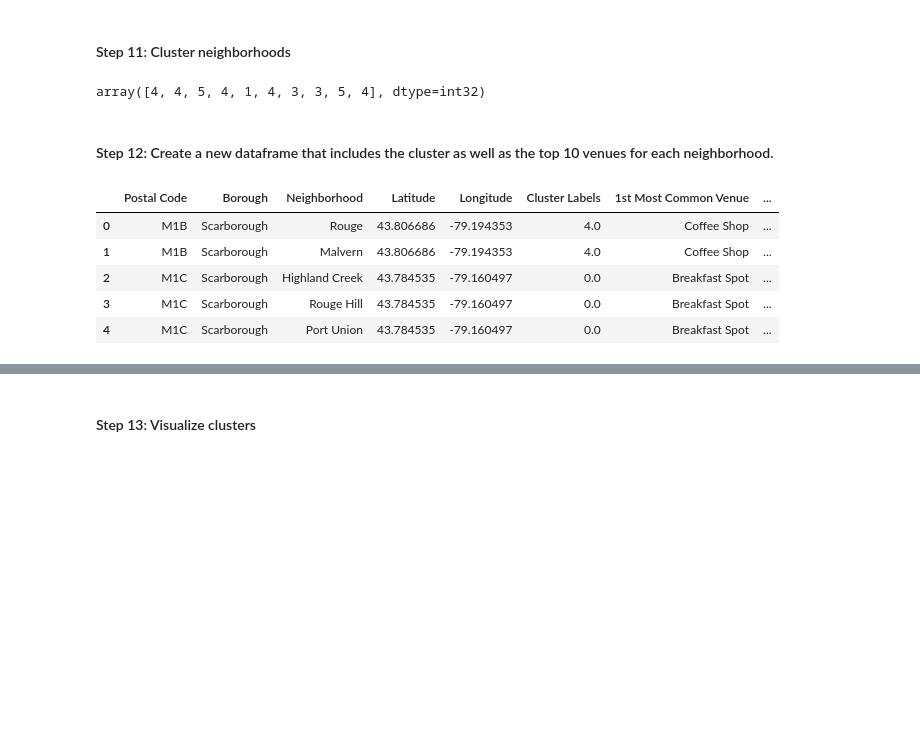
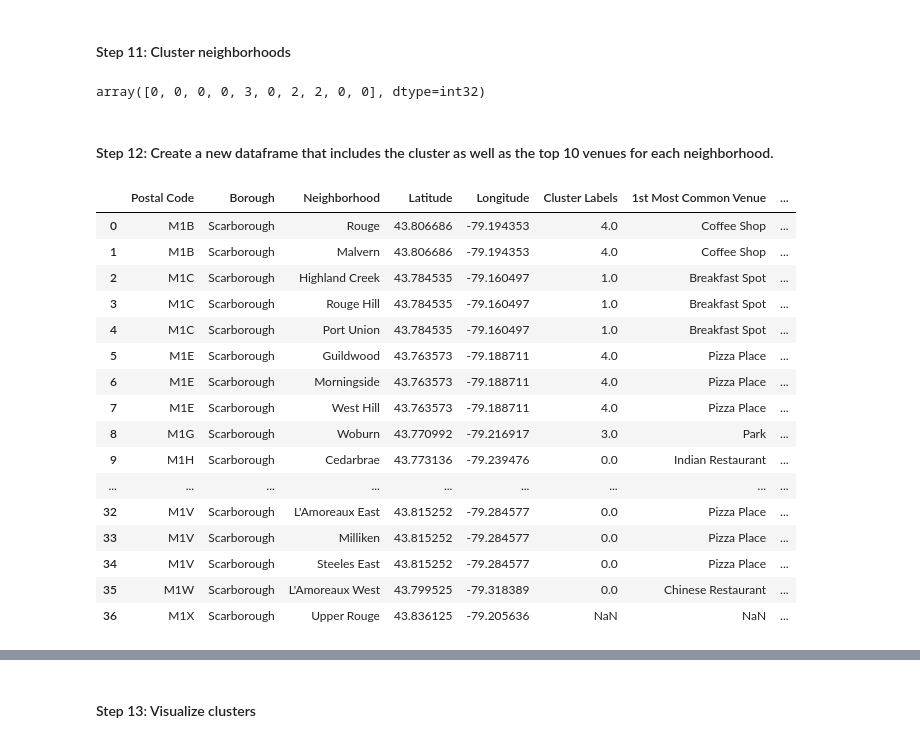
Before and after one commit to mojalica/Toronto-Neighborhoods, a Jupyter notebook: Toronto-Neighborhood-Clustering-3.ipynb, the cells around one changed output, grey strips where cells are left out. Cells and saved outputs as stored; diff of their text form; code cells hidden in the pictures; blank space fills up the shorter version.

```diff
--- a/Toronto-Neighborhood-Clustering-3.ipynb
+++ b/Toronto-Neighborhood-Clustering-3.ipynb
@@ -26,10 +26,10 @@ TNTable = soup.find('table',{'class':'wikitable sortable'})
 longlist = []
 for entries in TNTable.findAll('tr'):
     columns = entries.findAll('td')
-    list = []
+    List = []
     for column in columns:
-        list.append(column.text)
-    longlist.append(list)
+        List.append(column.text)
+    longlist.append(List)
 #print(longlist)
 # %%
 #Import pandas library
@@ -524,9 +535,8 @@ neighborhoods_venues_sorted.head()
 # %% [markdown]
 #### Step 11: Cluster neighborhoods
 # %%
-# Run k-means to cluster the neighborhood into k = 6 clusters
-
-kclusters = 6
+# Run k-means to cluster the neighborhood into k = 5 clusters
+kclusters = 5
 
 scarborough_grouped_clustering = scarborough_grouped.drop('Neighborhood', 1)
 
@@ -536,23 +546,34 @@ kmeans = KMeans(n_clusters=kclusters, random_state=0).fit(scarborough_grouped_cl
 # check cluster labels generated for each row in the dataframe
 kmeans.labels_[0:10]
 # %% [output]
-array([4, 4, 5, 4, 1, 4, 3, 3, 5, 4], dtype=int32)
+array([0, 0, 0, 0, 3, 0, 2, 2, 0, 0], dtype=int32)
 # %% [markdown]
 #### Step 12: Create a new dataframe that includes the cluster as well as the top 10 venues for each neighborhood.
 # %%
-# add clustering labels
+#Add clustering labels
 neighborhoods_venues_sorted.insert(0, 'Cluster Labels', kmeans.labels_)
 
 scarborough_merged = scarborough_data
 
-# merge toronto_grouped with toronto_data to add latitude/longitude for each neighborhood
+#Merge scarborough_grouped with scarborough_data to add latitude/longitude for each neighborhood
 scarborough_merged = scarborough_merged.join(neighborhoods_venues_sorted.set_index('Neighborhood'), on='Neighborhood')
 
-scarborough_merged.head() # check the last columns!
+scarborough_merged
 # %% [output]
 |  | Postal Code | Borough | Neighborhood | Latitude | Longitude | Cluster Labels | 1st Most Common Venue | ... |
 | 0 | M1B | Scarborough | Rouge | 43.806686 | -79.194353 | 4.0 | Coffee Shop | ... |
 | 1 | M1B | Scarborough | Malvern | 43.806686 | -79.194353 | 4.0 | Coffee Shop | ... |
-| 2 | M1C | Scarborough | Highland Creek | 43.784535 | -79.160497 | 0.0 | Breakfast Spot | ... |
-| 3 | M1C | Scarborough | Rouge Hill | 43.784535 | -79.160497 | 0.0 | Breakfast Spot | ... |
-| 4 | M1C | Scarborough | Port Union | 43.784535 | -79.160497 | 0.0 | Breakfast Spot | ... |
+| 2 | M1C | Scarborough | Highland Creek | 43.784535 | -79.160497 | 1.0 | Breakfast Spot | ... |
+| 3 | M1C | Scarborough | Rouge Hill | 43.784535 | -79.160497 | 1.0 | Breakfast Spot | ... |
+| 4 | M1C | Scarborough | Port Union | 43.784535 | -79.160497 | 1.0 | Breakfast Spot | ... |
+| 5 | M1E | Scarborough | Guildwood | 43.763573 | -79.188711 | 4.0 | Pizza Place | ... |
+| 6 | M1E | Scarborough | Morningside | 43.763573 | -79.188711 | 4.0 | Pizza Place | ... |
+| 7 | M1E | Scarborough | West Hill | 43.763573 | -79.188711 | 4.0 | Pizza Place | ... |
+| 8 | M1G | Scarborough | Woburn | 43.770992 | -79.216917 | 3.0 | Park | ... |
+| 9 | M1H | Scarborough | Cedarbrae | 43.773136 | -79.239476 | 0.0 | Indian Restaurant | ... |
+| ... | ... | ... | ... | ... | ... | ... | ... | ... |
+| 32 | M1V | Scarborough | L'Amoreaux East | 43.815252 | -79.284577 | 0.0 | Pizza Place | ... |
+| 33 | M1V | Scarborough | Milliken | 43.815252 | -79.284577 | 0.0 | Pizza Place | ... |
+| 34 | M1V | Scarborough | Steeles East | 43.815252 | -79.284577 | 0.0 | Pizza Place | ... |
+| 35 | M1W | Scarborough | L'Amoreaux West | 43.799525 | -79.318389 | 0.0 | Chinese Restaurant | ... |
+| 36 | M1X | Scarborough | Upper Rouge | 43.836125 | -79.205636 | NaN | NaN | ... |
```
Also changed, not shown: parts of 18 cells of this notebook.
